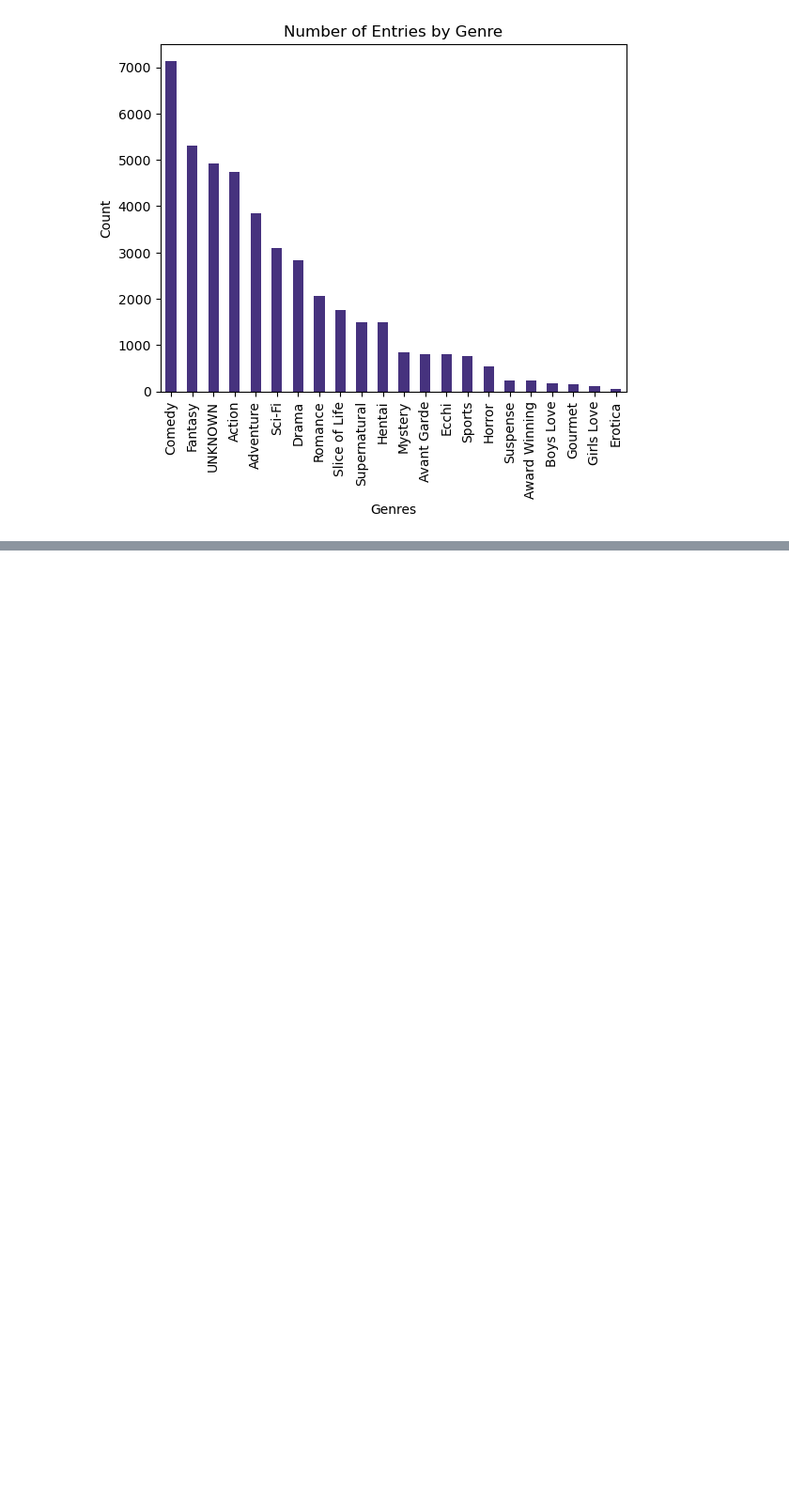
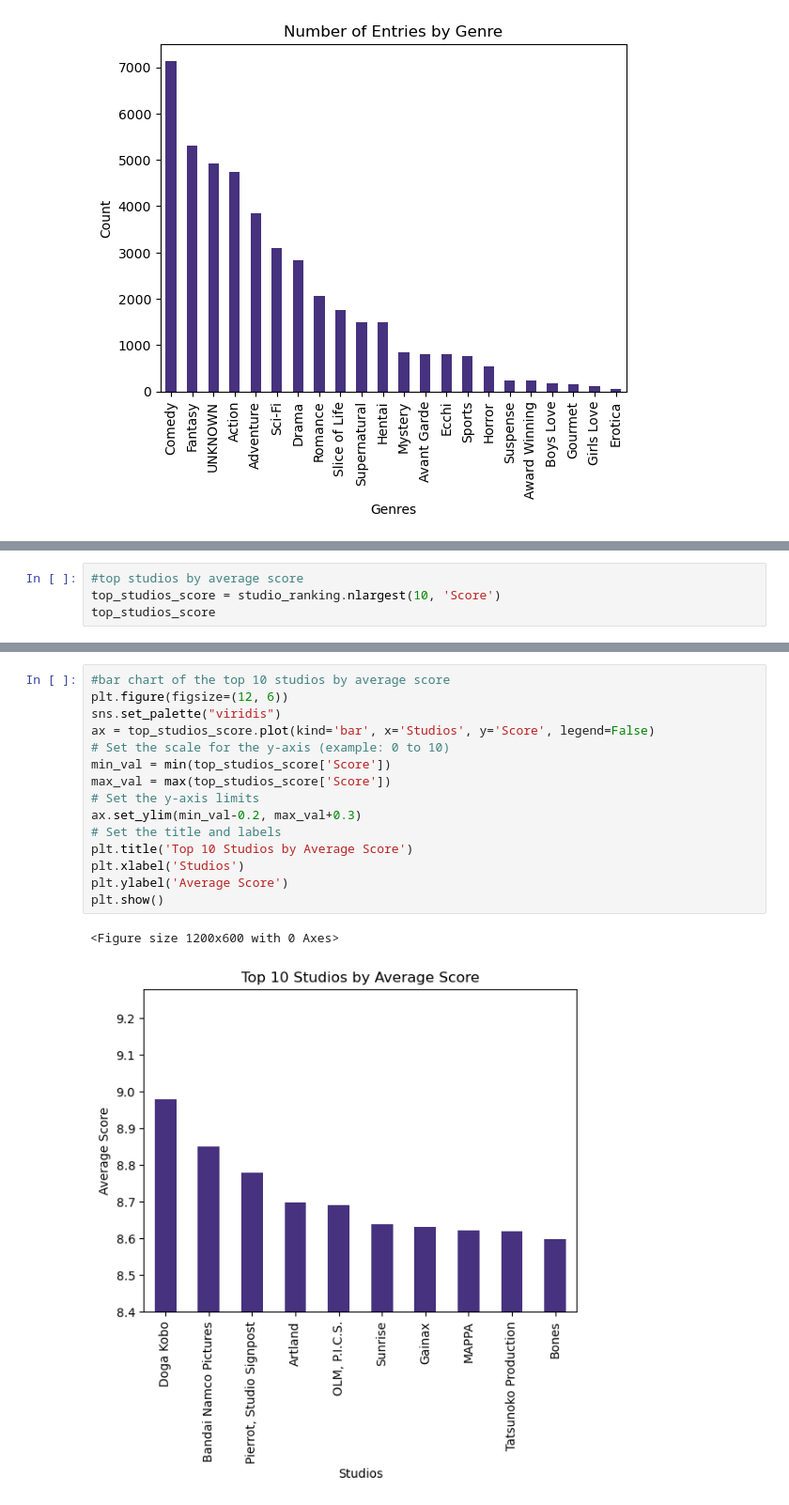
Before and after one commit to santiago20342/python-coruse, a Jupyter notebook: Projects/analysis/kira_anime.ipynb, the cells around one changed output, grey strips where cells are left out. Shown at 94% size. Drawn from its saved outputs; the diff is of its cells as text; blank space fills up the shorter version.

```diff
--- a/Projects/analysis/kira_anime.ipynb
+++ b/Projects/analysis/kira_anime.ipynb
@@ -258,0 +448,4 @@ unknown_anime.head(20)
+# %%
+#top studios by average score
+top_studios_score = studio_ranking.nlargest(10, 'Score')
+top_studios_score
@@ -258,0 +464,18 @@ unknown_anime.head(20)
+# %%
+#bar chart of the top 10 studios by average score
+plt.figure(figsize=(12, 6))
+sns.set_palette("viridis")
+ax = top_studios_score.plot(kind='bar', x='Studios', y='Score', legend=False)
+# Set the scale for the y-axis (example: 0 to 10)
+min_val = min(top_studios_score['Score'])
+max_val = max(top_studios_score['Score'])
+# Set the y-axis limits
+ax.set_ylim(min_val-0.2, max_val+0.3)
+# Set the title and labels
+plt.title('Top 10 Studios by Average Score')
+plt.xlabel('Studios')
+plt.ylabel('Average Score')
+plt.show()
+# %% [output]
+<Figure size 1200x600 with 0 Axes>
+[figure, added]
```
Also changed, not shown: parts of 16 cells of this notebook.
